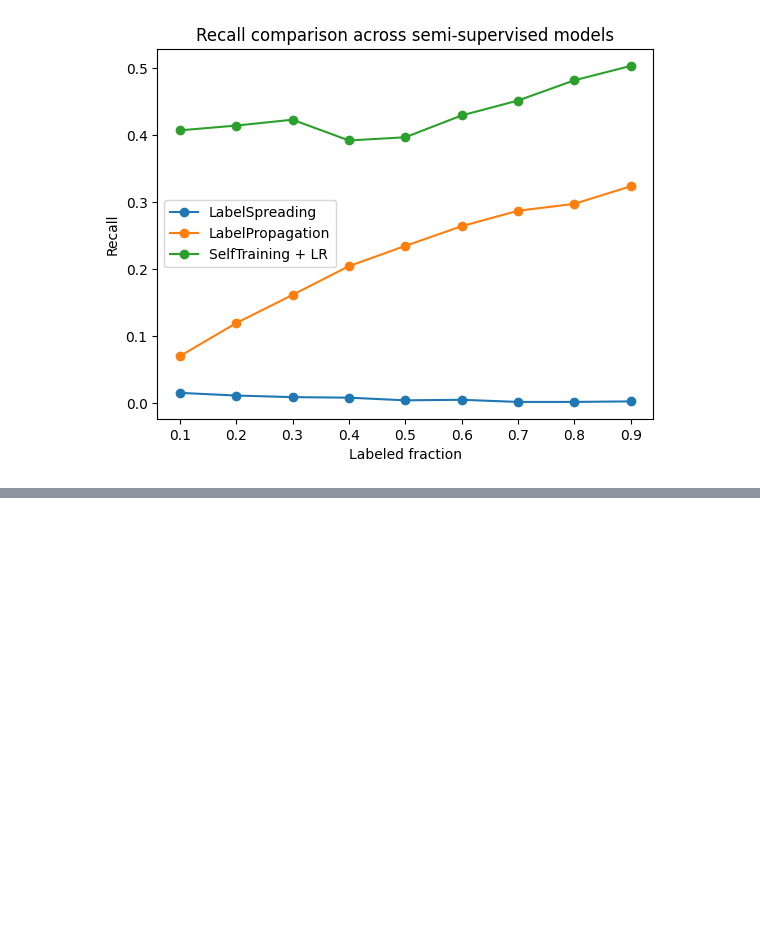
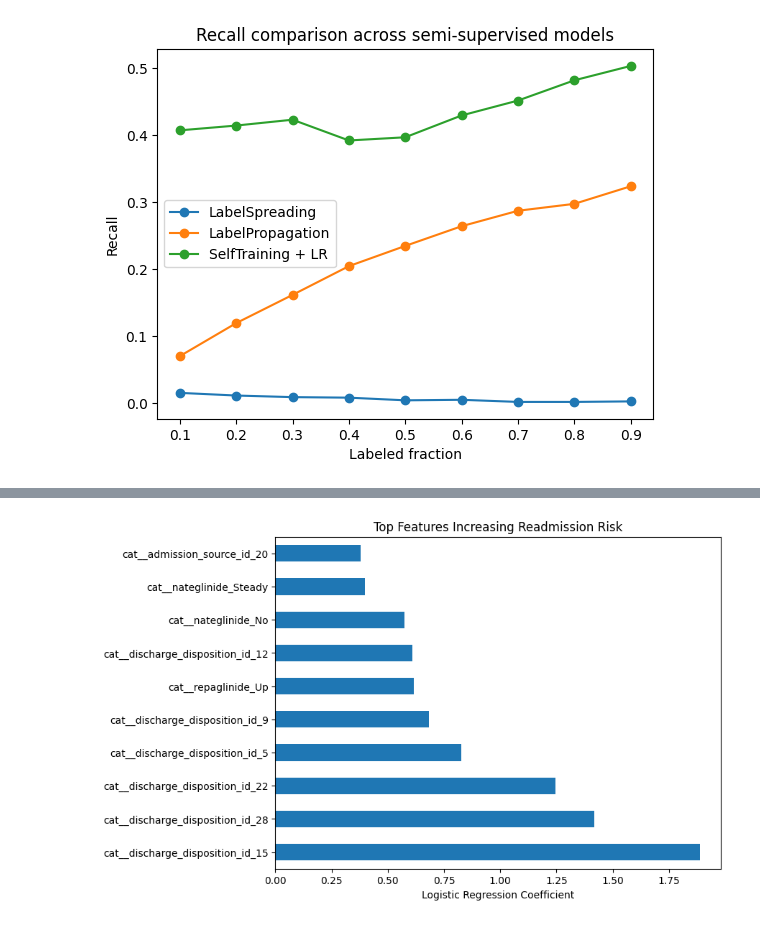
Before and after one commit to samirakhalil1993/readmission-hospital-analysis, a Jupyter notebook: notebooks/04_semi_supervised_modeling.ipynb, the cells around one changed output, grey strips where cells are left out. Saved outputs shown, nothing was run; the diff lists cells and outputs as text; code cells hidden in the pictures; blank space fills up the shorter version.

```diff
--- a/notebooks/04_semi_supervised_modeling.ipynb
+++ b/notebooks/04_semi_supervised_modeling.ipynb
@@ -391,0 +394,21 @@ plt.show()
+# %%
+
+lr = LogisticRegression(
+    max_iter=1000,
+    class_weight="balanced",
+    random_state=42
+)
+
+lr.fit(X_train_processed, y_train)
+
+y_pred_lr = lr.predict(X_test_processed)
+
+print("Logistic Regression Results\n")
+
+print("Accuracy:", accuracy_score(y_test, y_pred_lr))
+print("Precision:", precision_score(y_test, y_pred_lr, zero_division=0))
+print("Recall:", recall_score(y_test, y_pred_lr, zero_division=0))
+print("F1:", f1_score(y_test, y_pred_lr, zero_division=0))
+
+print("\nClassification Report\n")
+print(classification_report(y_test, y_pred_lr, zero_division=0))
@@ -391,0 +674,11 @@ plt.show()
+# %%
+feature_names = preprocessor.get_feature_names_out()
+
+coefficients = pd.Series(
+    lr.coef_[0],
+    index=feature_names
+)
+# %%
+top_risk_features = coefficients.sort_values(ascending=False).head(10)
+
+top_risk_features
@@ -391,0 +697,9 @@ plt.show()
+# %%
+import matplotlib.pyplot as plt
+
+top_risk_features.plot(kind="barh", figsize=(8,6))
+plt.title("Top Features Increasing Readmission Risk")
+plt.xlabel("Logistic Regression Coefficient")
+plt.show()
+# %% [output]
+[figure, added]
```
Also changed, not shown: parts of 22 cells of this notebook.
